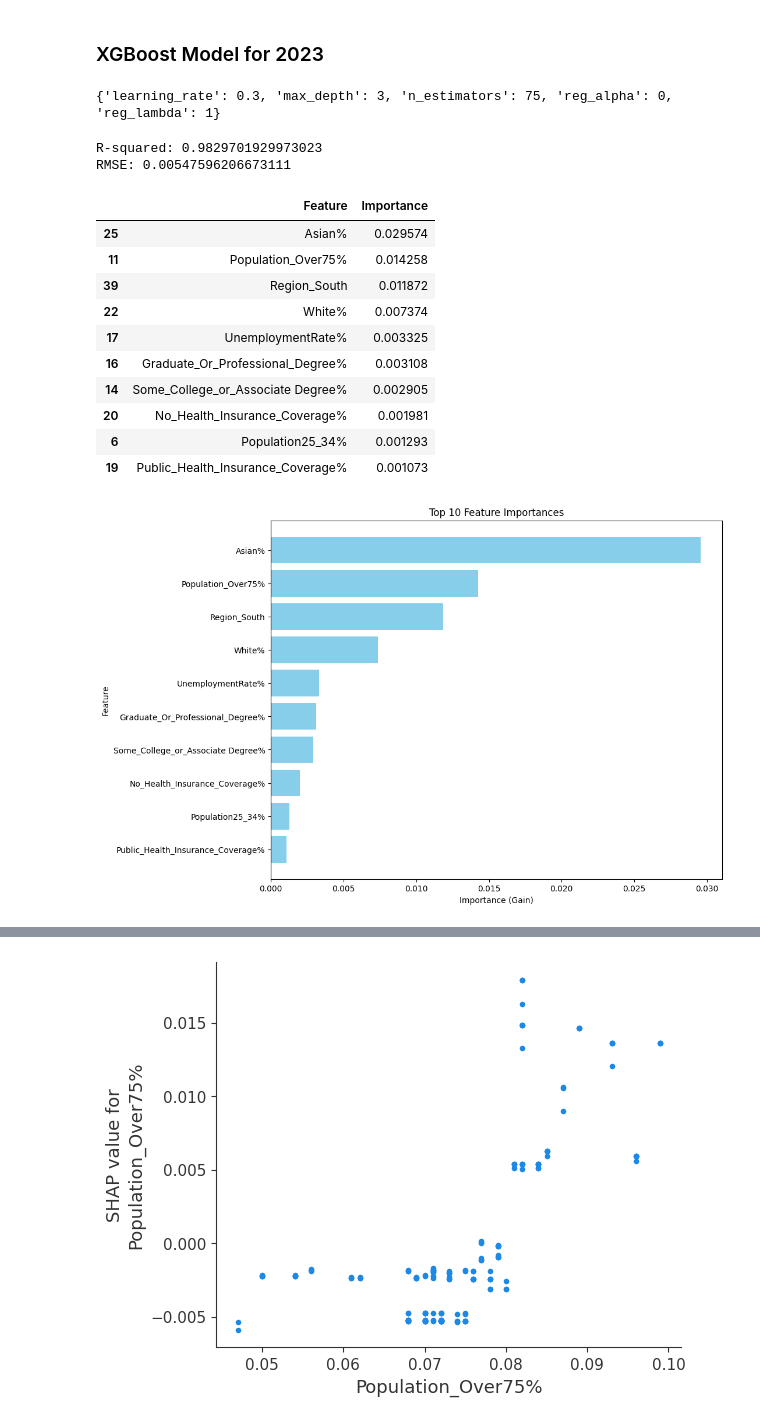
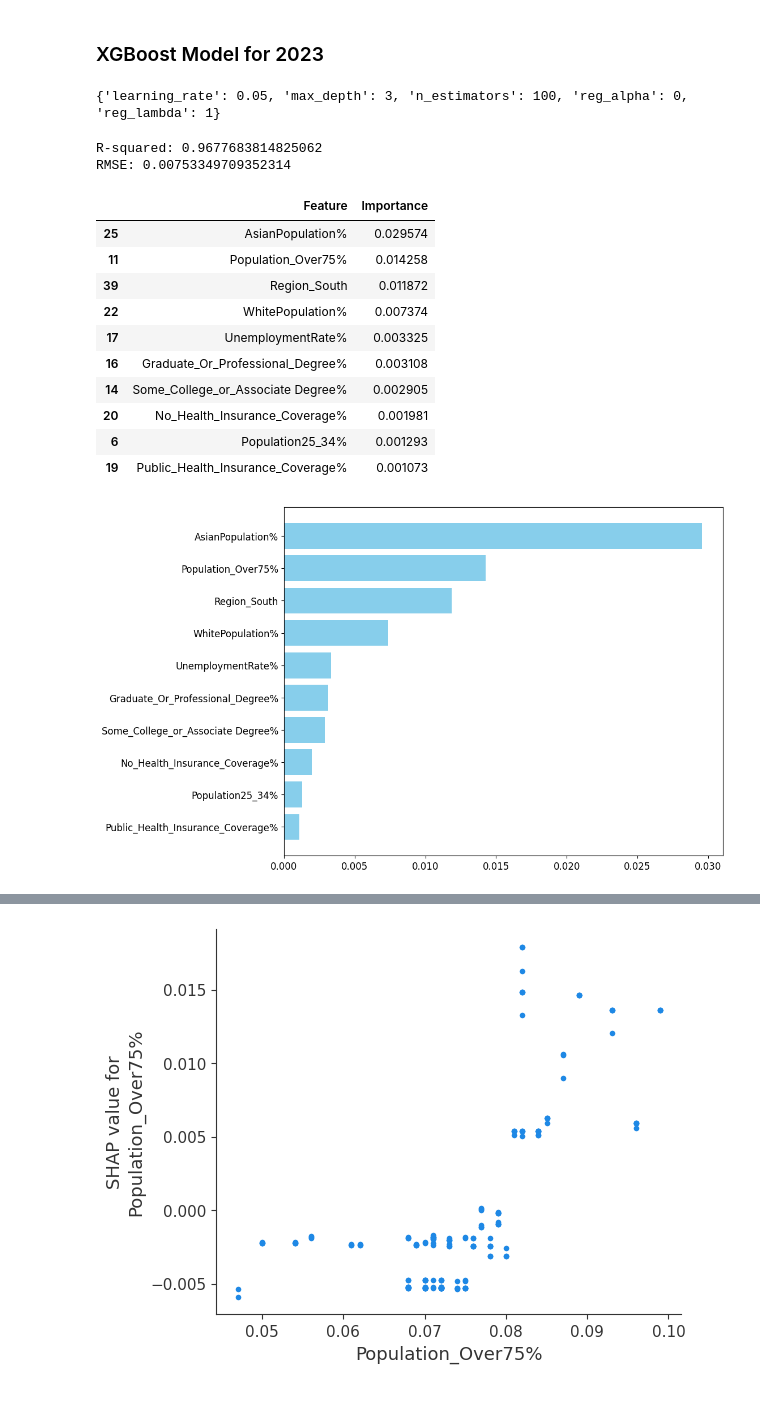
Before and after one commit to Mar-abaas/Telehealth, a Jupyter notebook: XGBoost_Modeling.ipynb, the cells around one changed output, grey strips where cells are left out. Cells and saved outputs as stored; diff of their text form; code cells hidden in the pictures.

```diff
--- a/XGBoost_Modeling.ipynb
+++ b/XGBoost_Modeling.ipynb
@@ -12,6 +12,11 @@ df.head()
 | 3 | 2020 | 1 | Arkansas | 0.0472 | 128340.9 | 3017804 | 0.489 | ... |
 | 4 | 2020 | 1 | California | 0.0915 | 2933320.2 | 39512223 | 0.497 | ... |
 5 rows × 38 columns
+# %%
+# rename columns
+df.rename(columns = {'White%':'WhitePopulation%', 'Black%': 'BlackPopulation%',
+                     'Hispanic%': 'HispanicPopulation%', 'Asian%': 'AsianPopulation%',
+                     'American_Indian_or_Alaska_Native%': 'American_Indian_or_Alaska_NativePopulation%'}, inplace = True)
 # %%
 df.shape
 # %% [output]
@@ -69,7 +74,7 @@ correlation_matrix.style.background_gradient(cmap='coolwarm')
 df.drop(columns = ['Total_Population', 'Total_Female_Population%'], inplace = True)
 # %%
 # get dummies
-df = pd.get_dummies(df, columns = ['State', 'Region'], drop_first = True).astype(float)
+df = pd.get_dummies(df, columns = ['State', 'Region']).astype(float)
 # %%
 df2020 = df[df['Year'] == 2020]
 
@@ -531,8 +324,8 @@ from sklearn.model_selection import GridSearchCV
 
 # including regularization terms since the model has many predictors and faces some multicollinearity issues
 param_grid = {
-    "learning_rate" : [0.2, 0.3, 0.4],
-    "max_depth" : [3, 5, 7],
+    "learning_rate" : [0.001, 0.01, 0.05],
+    "max_depth" : [3, 4, 5],
     "n_estimators" : [50, 75, 100],
     'reg_alpha': [0, 0.01, 0.1], # default 0
     'reg_lambda': [1, 2, 3] # default 1
@@ -545,7 +338,7 @@ grid_search_xgb2023.fit(X_train2023, y_train2023)
 
 print(grid_search_xgb2023.best_params_)
 # %% [output]
-{'learning_rate': 0.3, 'max_depth': 3, 'n_estimators': 75, 'reg_alpha': 0, 'reg_lambda': 1}
+{'learning_rate': 0.05, 'max_depth': 3, 'n_estimators': 100, 'reg_alpha': 0, 'reg_lambda': 1}
 # %%
 ## Step 2: Calculating Performance Metrics
 
@@ -563,8 +356,8 @@ print(f"R-squared: {r2}")
 rmse = np.sqrt(mean_squared_error(y_test2023, y_pred2024))
 print(f"RMSE: {rmse}")
 # %% [output]
-R-squared: 0.9829701929973023
-RMSE: 0.00547596206673111
+R-squared: 0.9677683814825062
+RMSE: 0.00753349709352314
 # %%
 ## Step 3: Creating the Best Model with Given Hyperparameters
 xgb2023 = XGBRegressor(learning_rate= 0.3, max_depth= 3, n_estimators= 75,
@@ -585,10 +378,10 @@ feature_importances.head(10)
 # of improving predictive performance and model accuracy.
 # %% [output]
 |  | Feature | Importance |
-| 25 | Asian% | 0.029574 |
+| 25 | AsianPopulation% | 0.029574 |
 | 11 | Population_Over75% | 0.014258 |
 | 39 | Region_South | 0.011872 |
-| 22 | White% | 0.007374 |
+| 22 | WhitePopulation% | 0.007374 |
 | 17 | UnemploymentRate% | 0.003325 |
 | 16 | Graduate_Or_Professional_Degree% | 0.003108 |
 | 14 | Some_College_or_Associate Degree% | 0.002905 |
@@ -598,30 +391,29 @@ feature_importances.head(10)
 # %%
 # visualize the feature importances as a bar chart
 from xgboost import plot_importance
 import matplotlib.pyplot as plt
 
 # Get feature importances (using 'gain' as the importance type)
 importances = xgb2023.get_booster().get_score(importance_type='gain')
 
 # Sort the features by importance (in descending order)
 sorted_importances = sorted(importances.items(), key=lambda x: x[1], reverse=True)
 
 # Select the top 10 features
 top_10_features = dict(sorted_importances[:10])
 
 # Convert the top 10 features into a pandas DataFrame for easy plotting
 top_10_df = pd.DataFrame(list(top_10_features.items()), columns=['Feature', 'Importance'])
 
 # Plot the top 10 features using a horizontal bar plot
 plt.figure(figsize=(10, 8))
 plt.barh(top_10_df['Feature'], top_10_df['Importance'], color='skyblue')
-plt.xlabel('Importance (Gain)')
-plt.ylabel('Feature')
-plt.title('Top 10 Feature Importances')
+plt.tick_params(axis='x', labelsize=12)  # Increase x-axis tick label size
+plt.tick_params(axis='y', labelsize=12)
 plt.gca().invert_yaxis()  # Invert y-axis to have the most important feature at the top
 plt.show()
 # %% [output]
-[figure, old version]
+[figure, new version]
 # %%
 ## Step 5: Examining the influence of significant variables on percent_telehealth
 import shap
```
Also changed, not shown: parts of 51 cells of this notebook.
